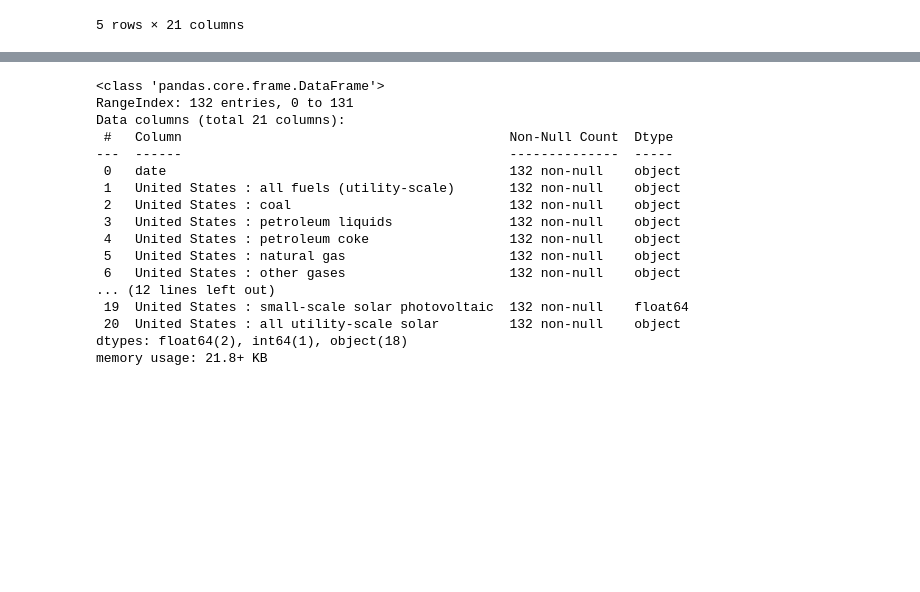
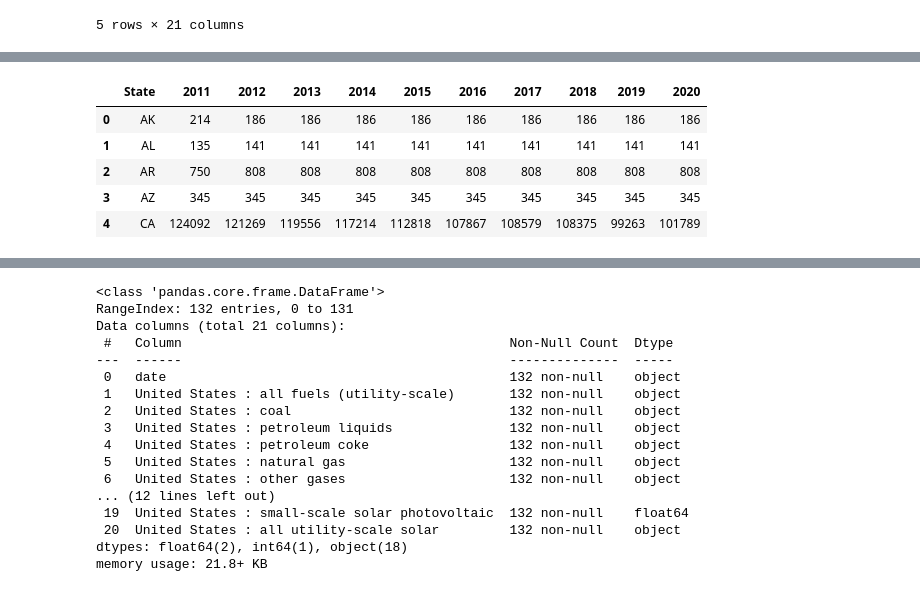
Before and after one commit to fraserclaire/Group3_Project4, a Jupyter notebook: ac/data_test.ipynb, the cells around one changed output, grey strips where cells are left out. Saved outputs shown, nothing was run; the diff lists cells and outputs as text; code cells hidden in the pictures; blank space fills up the shorter version.

```diff
--- a/ac/data_test.ipynb
+++ b/ac/data_test.ipynb
@@ -42,0 +77,11 @@ transposed_data.head()
+# %%
+geothermal = energy_data['Geothermal']
+geothermal_renewable_energy = geothermal[['State',2011,2012,2013,2014,2015,2016,2017,2018,2019,2020]]
+geothermal_renewable_energy.head()
+# %% [output]
+|  | State | 2011 | 2012 | 2013 | 2014 | 2015 | 2016 | 2017 | 2018 | 2019 | 2020 |
+| 0 | AK | 214 | 186 | 186 | 186 | 186 | 186 | 186 | 186 | 186 | 186 |
+| 1 | AL | 135 | 141 | 141 | 141 | 141 | 141 | 141 | 141 | 141 | 141 |
+| 2 | AR | 750 | 808 | 808 | 808 | 808 | 808 | 808 | 808 | 808 | 808 |
+| 3 | AZ | 345 | 345 | 345 | 345 | 345 | 345 | 345 | 345 | 345 | 345 |
+| 4 | CA | 124092 | 121269 | 119556 | 117214 | 112818 | 107867 | 108579 | 108375 | 99263 | 101789 |
```
Also changed, not shown: parts of 11 cells of this notebook, 5 other files.
